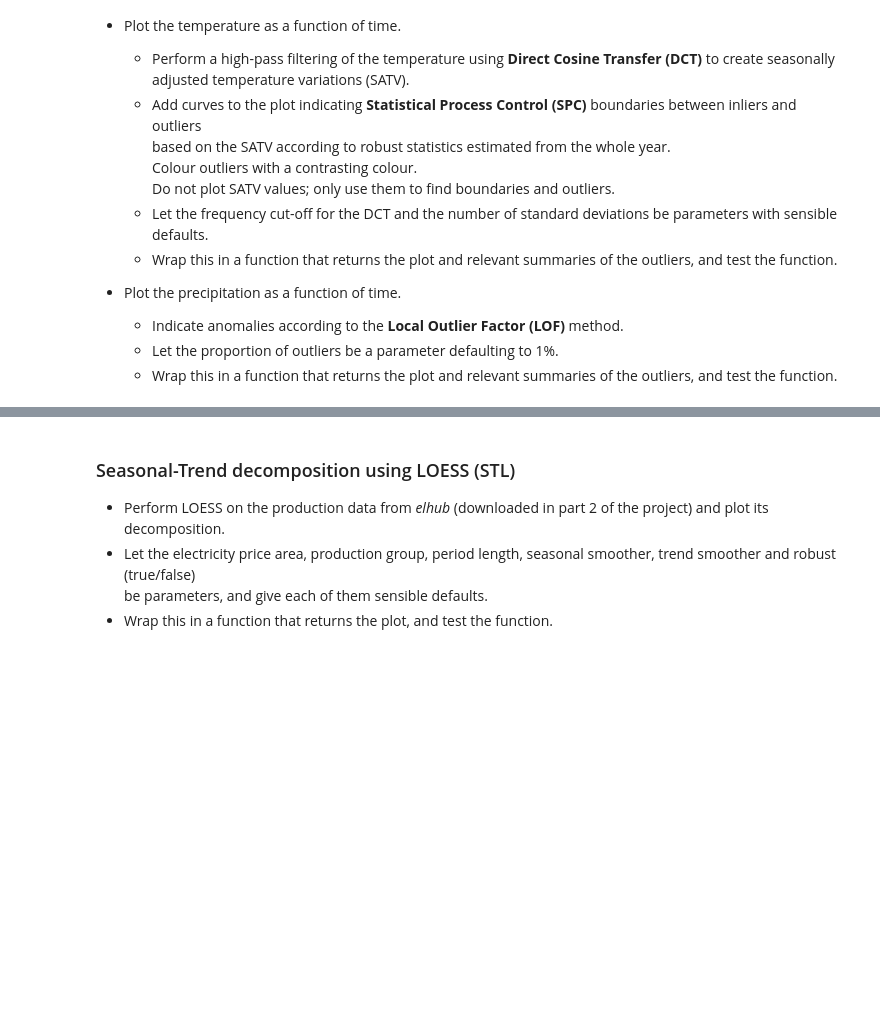
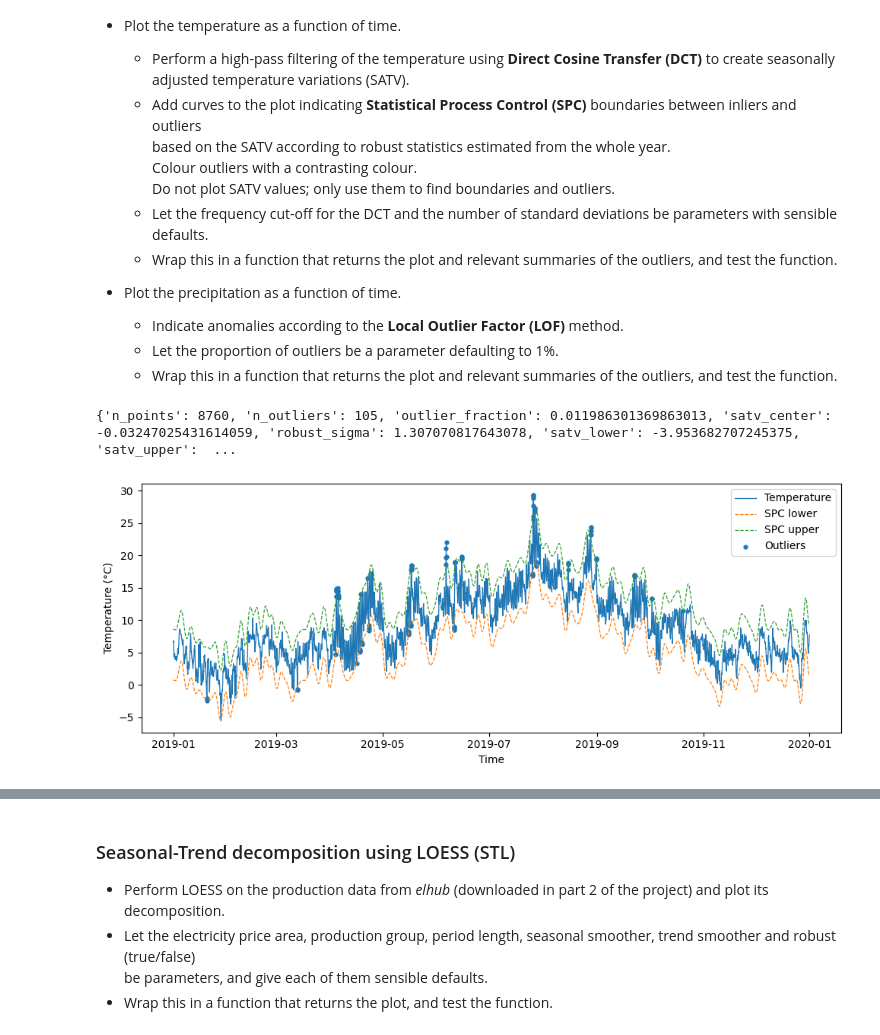
Before and after one commit to rajern/ind320-rajvir, a Jupyter notebook: notebooks/assignment3.ipynb, the cells around one changed output, grey strips where cells are left out. Drawn from its saved outputs; the diff is of its cells as text; code cells hidden in the pictures; blank space fills up the shorter version.

```diff
--- a/notebooks/assignment3.ipynb
+++ b/notebooks/assignment3.ipynb
@@ -53,3 +53,19 @@
   - Create a function for the API download task that takes a pair of longitude and latitude values, plus a year as input,
     and downloads the same weather properties as were used in the CSV file in part 1 of the project work.
   - Apply the function to download data for Bergen for the year 2019.
+# %%
+import pandas as pd
+
+# Define data for the five electricity price areas in Norway
+data = {
+    "PriceArea": ["NO1", "NO2", "NO3", "NO4", "NO5"],
+    "City": ["Oslo", "Kristiansand", "Trondheim", "Tromsø", "Bergen"],
+    "Latitude": [59.9139, 58.1467, 63.4305, 69.6492, 60.39299],
+    "Longitude": [10.7522, 7.9956, 10.3951, 18.9560, 5.32415],
+}
+
+# Create DataFrame
+df = pd.DataFrame(data)
+
+# Display
+print(df)
@@ -70,0 +243,7 @@
+# %%
+# Test temperature function on Bergen 2019 data
+fig, stats = plot_temperature_with_spc(hourly_dataframe, time_col="date", temp_col="temperature_2m")
+print(stats)
+# %% [output]
+{'n_points': 8760, 'n_outliers': 105, 'outlier_fraction': 0.011986301369863013, 'satv_center': -0.03247025431614059, 'robust_sigma': 1.307070817643078, 'satv_lower': -3.953682707245375, 'satv_upper':  ...
+[figure, added]
```
Also changed, not shown: parts of 15 cells of this notebook.
